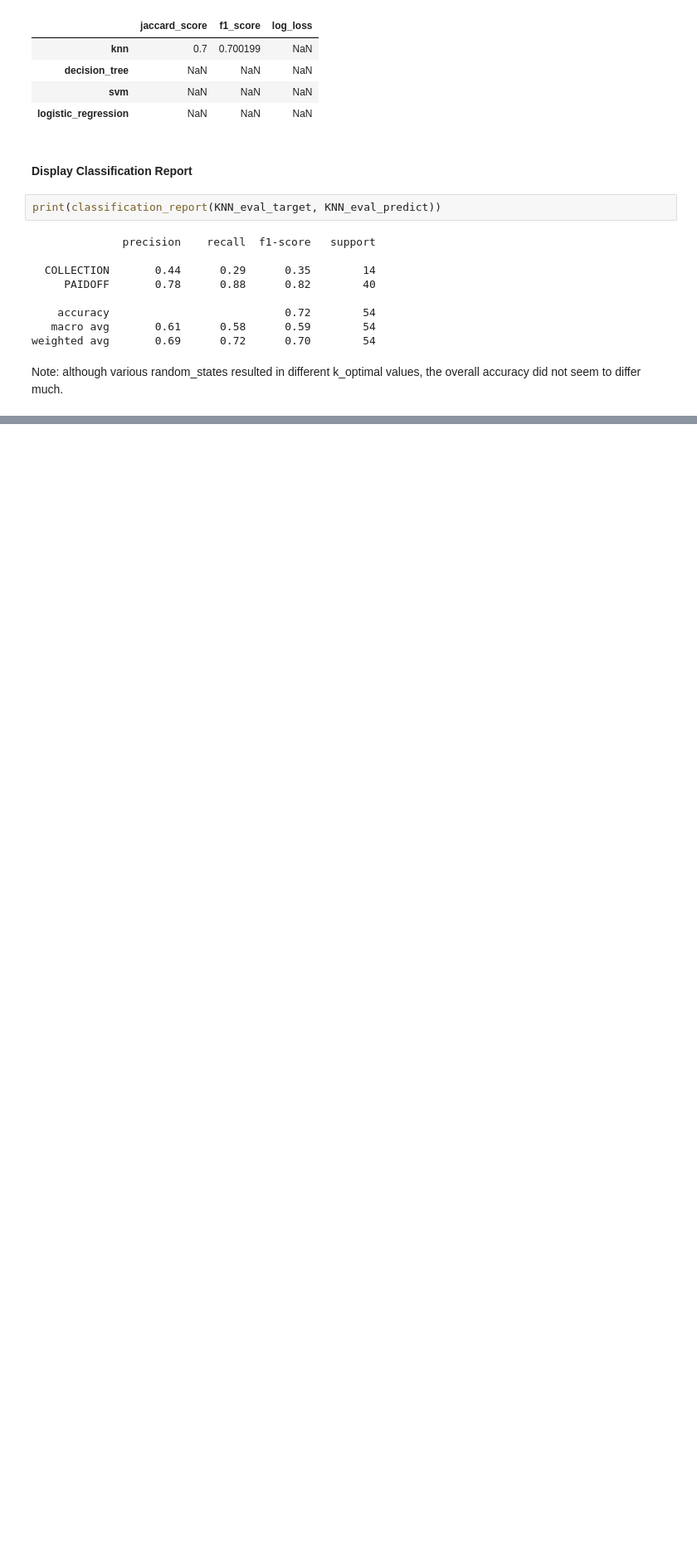
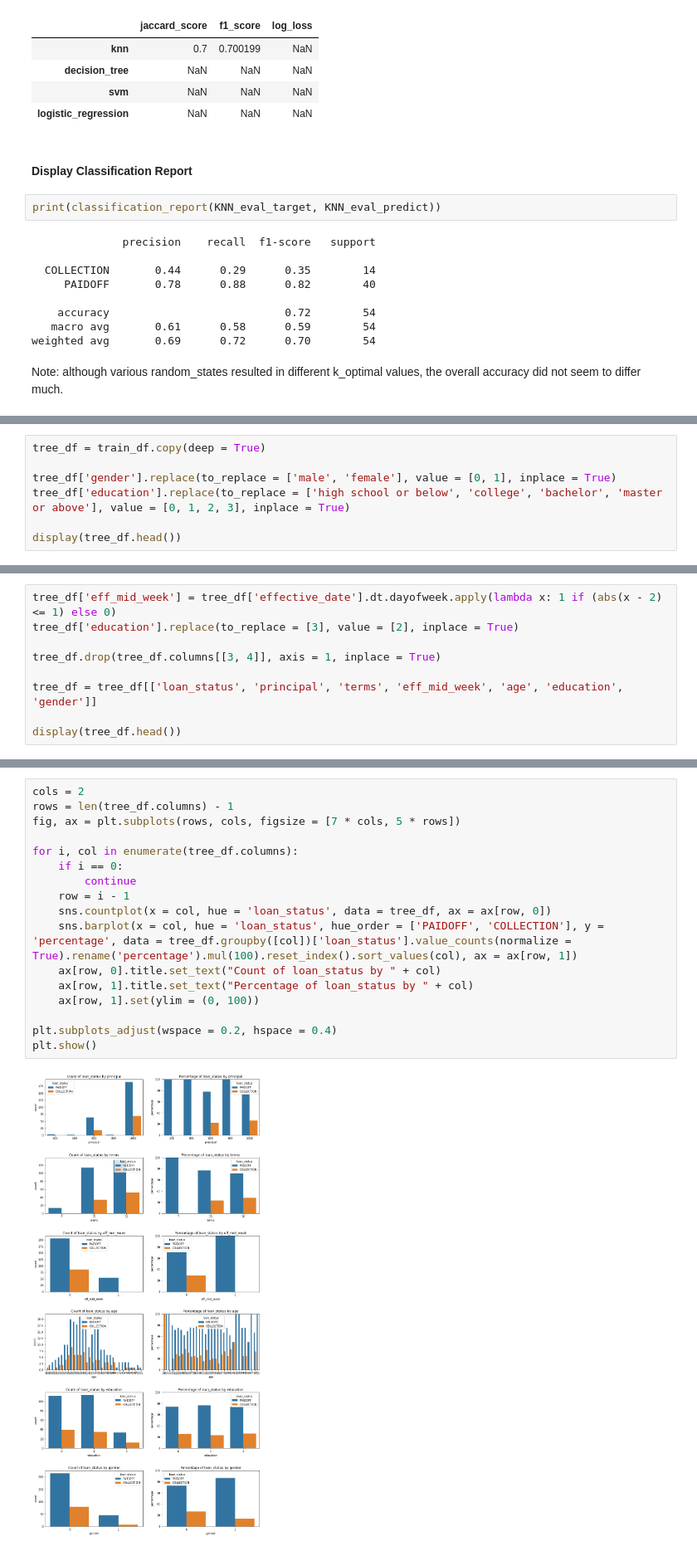
Before and after one commit to demic312/LoanDataProject, a Jupyter notebook: LoanData.ipynb, the cells around one changed output, grey strips where cells are left out. Shown at 83% size. Saved outputs shown, nothing was run; the diff lists cells and outputs as text; blank space fills up the shorter version.

Commit message:
Completed Decision Tree model and evaluation

```diff
--- a/LoanData.ipynb
+++ b/LoanData.ipynb
@@ -339,0 +348,7 @@ Note: although various random_states resulted in different k_optimal values, the
+# %%
+tree_df = train_df.copy(deep = True)
+
+tree_df['gender'].replace(to_replace = ['male', 'female'], value = [0, 1], inplace = True)
+tree_df['education'].replace(to_replace = ['high school or below', 'college', 'bachelor', 'master or above'], value = [0, 1, 2, 3], inplace = True)
+
+display(tree_df.head())
@@ -339,0 +364,9 @@ Note: although various random_states resulted in different k_optimal values, the
+# %%
+tree_df['eff_mid_week'] = tree_df['effective_date'].dt.dayofweek.apply(lambda x: 1 if (abs(x - 2) <= 1) else 0)
+tree_df['education'].replace(to_replace = [3], value = [2], inplace = True)
+
+tree_df.drop(tree_df.columns[[3, 4]], axis = 1, inplace = True)
+
+tree_df = tree_df[['loan_status', 'principal', 'terms', 'eff_mid_week', 'age', 'education', 'gender']]
+
+display(tree_df.head())
@@ -339,0 +382,19 @@ Note: although various random_states resulted in different k_optimal values, the
+# %%
+cols = 2
+rows = len(tree_df.columns) - 1
+fig, ax = plt.subplots(rows, cols, figsize = [7 * cols, 5 * rows])
+
+for i, col in enumerate(tree_df.columns):
+    if i == 0:
+        continue
+    row = i - 1
+    sns.countplot(x = col, hue = 'loan_status', data = tree_df, ax = ax[row, 0])
+    sns.barplot(x = col, hue = 'loan_status', hue_order = ['PAIDOFF', 'COLLECTION'], y = 'percentage', data = tree_df.groupby([col])['loan_status'].value_counts(normalize = True).rename('percentage').mul(100).reset_index().sort_values(col), ax = ax[row, 1])
+    ax[row, 0].title.set_text("Count of loan_status by " + col)
+    ax[row, 1].title.set_text("Percentage of loan_status by " + col)
+    ax[row, 1].set(ylim = (0, 100))
+
+plt.subplots_adjust(wspace = 0.2, hspace = 0.4)
+plt.show()
+# %% [output]
+[figure, added]
```
Also changed, not shown: parts of 33 cells of this notebook.
